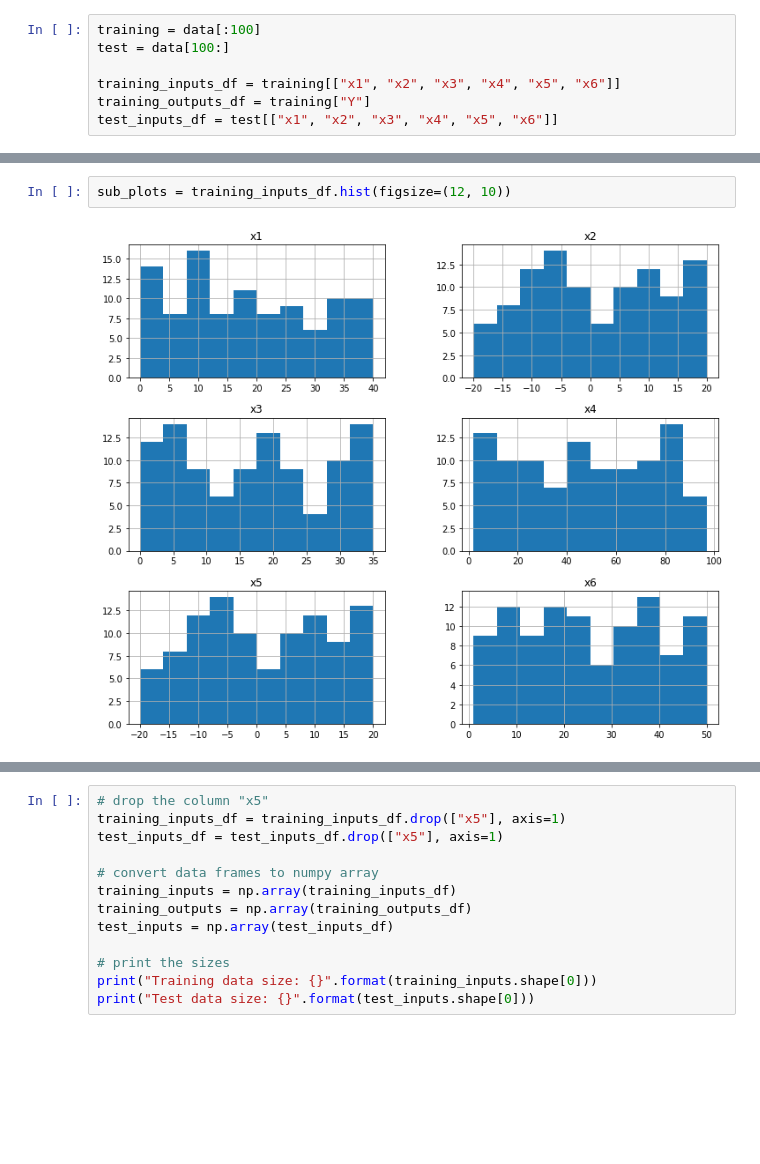
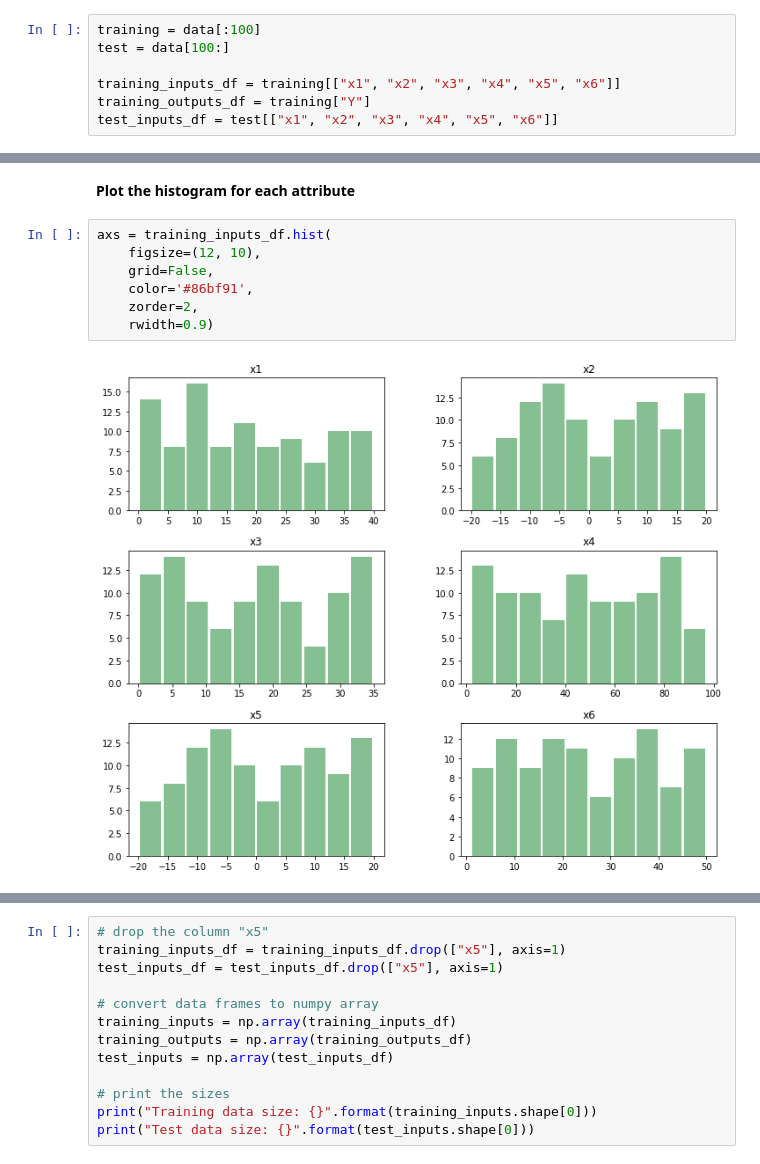
Before and after one commit to halilyaman/atlas-machine-learning, a Jupyter notebook: CE475_project.ipynb, the cells around one changed output, grey strips where cells are left out. Cells and saved outputs as stored; diff of their text form; blank space fills up the shorter version.

```diff
--- a/CE475_project.ipynb
+++ b/CE475_project.ipynb
@@ -54,4 +59,11 @@ test_inputs_df = test[["x1", "x2", "x3", "x4", "x5", "x6"]]
+# %% [markdown]
+**Plot the histogram for each attribute**
 # %%
-sub_plots = training_inputs_df.hist(figsize=(12, 10))
+axs = training_inputs_df.hist(
+    figsize=(12, 10),
+    grid=False,
+    color='#86bf91',
+    zorder=2,
+    rwidth=0.9)
 # %% [output]
-[figure, old version]
+[figure, new version]
```
Also changed, not shown: parts of 47 cells of this notebook.
